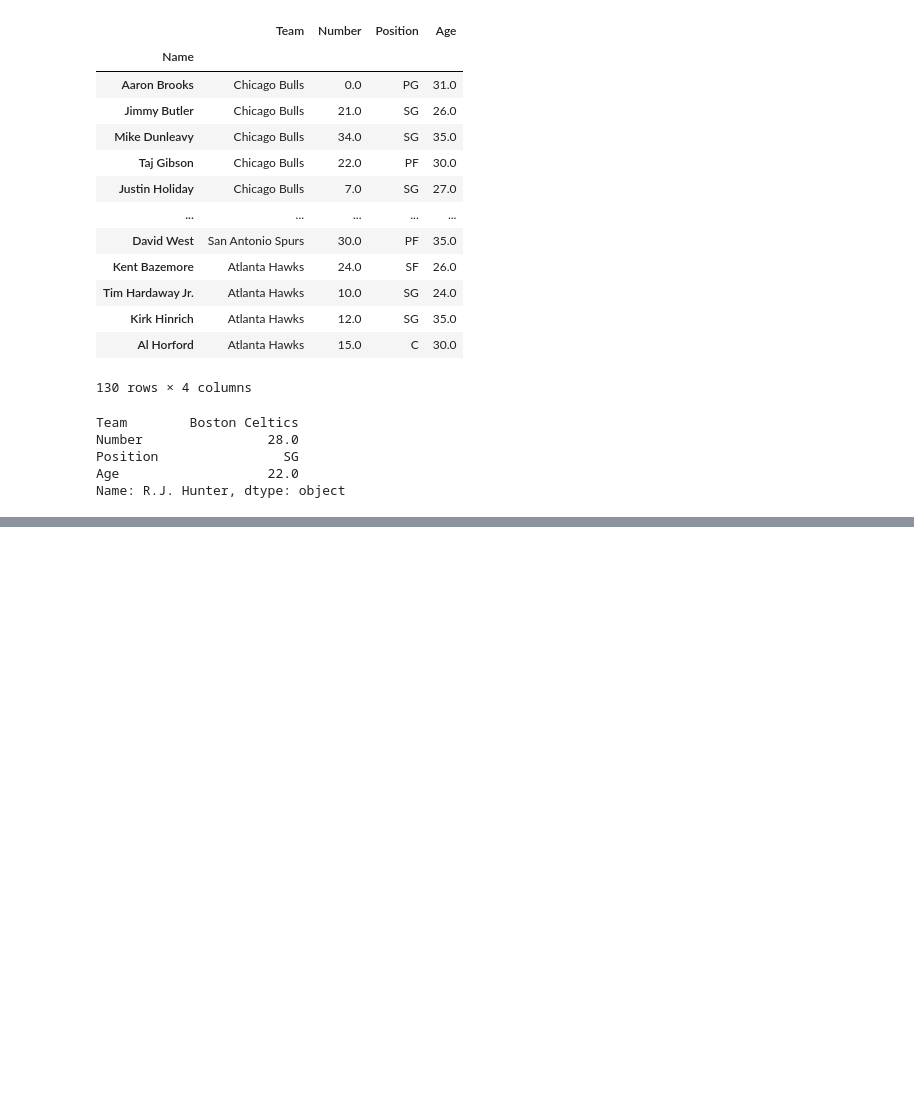
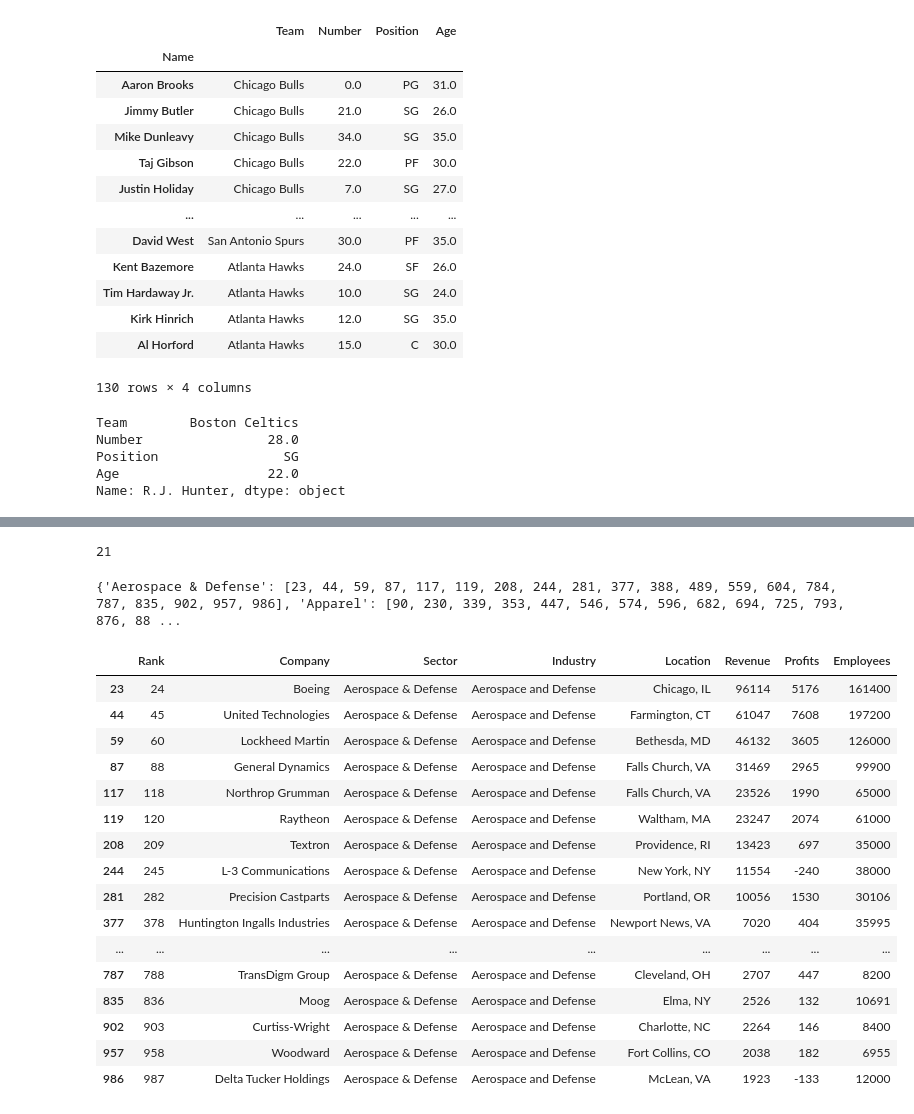
Before and after one commit to ShashankRajSara/Data-Engineering, a Jupyter notebook: Python/pandas.ipynb, the cells around one changed output, grey strips where cells are left out. Cells and saved outputs as stored; diff of their text form; code cells hidden in the pictures; blank space fills up the shorter version.

```diff
--- a/Python/pandas.ipynb
+++ b/Python/pandas.ipynb
@@ -1260,0 +1837,30 @@ Name: R.J. Hunter, dtype: object
+# %%
+df['Sector'].nunique()
+# %% [output]
+21
+# %%
+sectorGroups=df.groupby(by='Sector')
+# %%
+sectorGroups.groups
+# %% [output]
+{'Aerospace & Defense': [23, 44, 59, 87, 117, 119, 208, 244, 281, 377, 388, 489, 559, 604, 784, 787, 835, 902, 957, 986], 'Apparel': [90, 230, 339, 353, 447, 546, 574, 596, 682, 694, 725, 793, 876, 88 ...
+# %%
+sectorGroups.get_group('Aerospace & Defense')
+# %% [output]
+|  | Rank | Company | Sector | Industry | Location | Revenue | Profits | Employees |
+| 23 | 24 | Boeing | Aerospace & Defense | Aerospace and Defense | Chicago, IL | 96114 | 5176 | 161400 |
+| 44 | 45 | United Technologies | Aerospace & Defense | Aerospace and Defense | Farmington, CT | 61047 | 7608 | 197200 |
+| 59 | 60 | Lockheed Martin | Aerospace & Defense | Aerospace and Defense | Bethesda, MD | 46132 | 3605 | 126000 |
+| 87 | 88 | General Dynamics | Aerospace & Defense | Aerospace and Defense | Falls Church, VA | 31469 | 2965 | 99900 |
+| 117 | 118 | Northrop Grumman | Aerospace & Defense | Aerospace and Defense | Falls Church, VA | 23526 | 1990 | 65000 |
+| 119 | 120 | Raytheon | Aerospace & Defense | Aerospace and Defense | Waltham, MA | 23247 | 2074 | 61000 |
+| 208 | 209 | Textron | Aerospace & Defense | Aerospace and Defense | Providence, RI | 13423 | 697 | 35000 |
+| 244 | 245 | L-3 Communications | Aerospace & Defense | Aerospace and Defense | New York, NY | 11554 | -240 | 38000 |
+| 281 | 282 | Precision Castparts | Aerospace & Defense | Aerospace and Defense | Portland, OR | 10056 | 1530 | 30106 |
+| 377 | 378 | Huntington Ingalls Industries | Aerospace & Defense | Aerospace and Defense | Newport News, VA | 7020 | 404 | 35995 |
+| ... | ... | ... | ... | ... | ... | ... | ... | ... |
+| 787 | 788 | TransDigm Group | Aerospace & Defense | Aerospace and Defense | Cleveland, OH | 2707 | 447 | 8200 |
+| 835 | 836 | Moog | Aerospace & Defense | Aerospace and Defense | Elma, NY | 2526 | 132 | 10691 |
+| 902 | 903 | Curtiss-Wright | Aerospace & Defense | Aerospace and Defense | Charlotte, NC | 2264 | 146 | 8400 |
+| 957 | 958 | Woodward | Aerospace & Defense | Aerospace and Defense | Fort Collins, CO | 2038 | 182 | 6955 |
+| 986 | 987 | Delta Tucker Holdings | Aerospace & Defense | Aerospace and Defense | McLean, VA | 1923 | -133 | 12000 |
```
Also changed, not shown: parts of 118 cells of this notebook, 29 other files.
